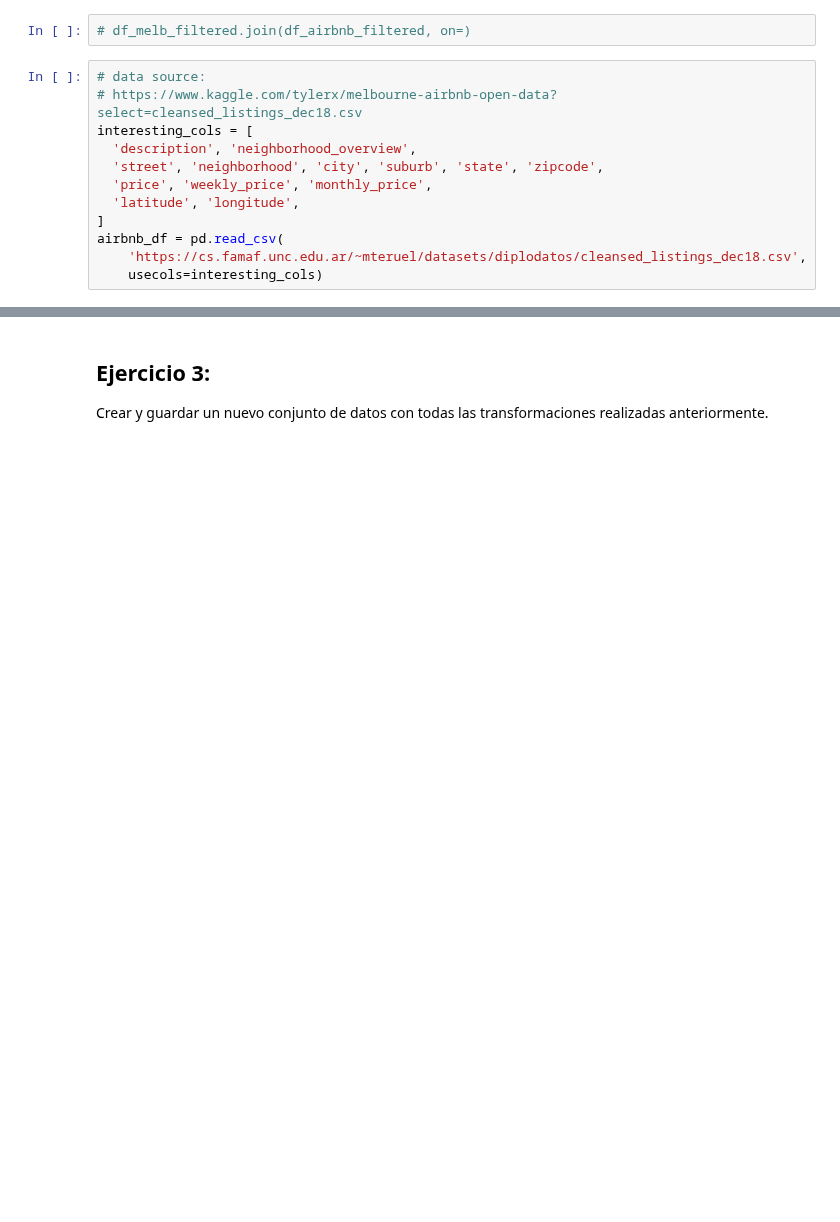
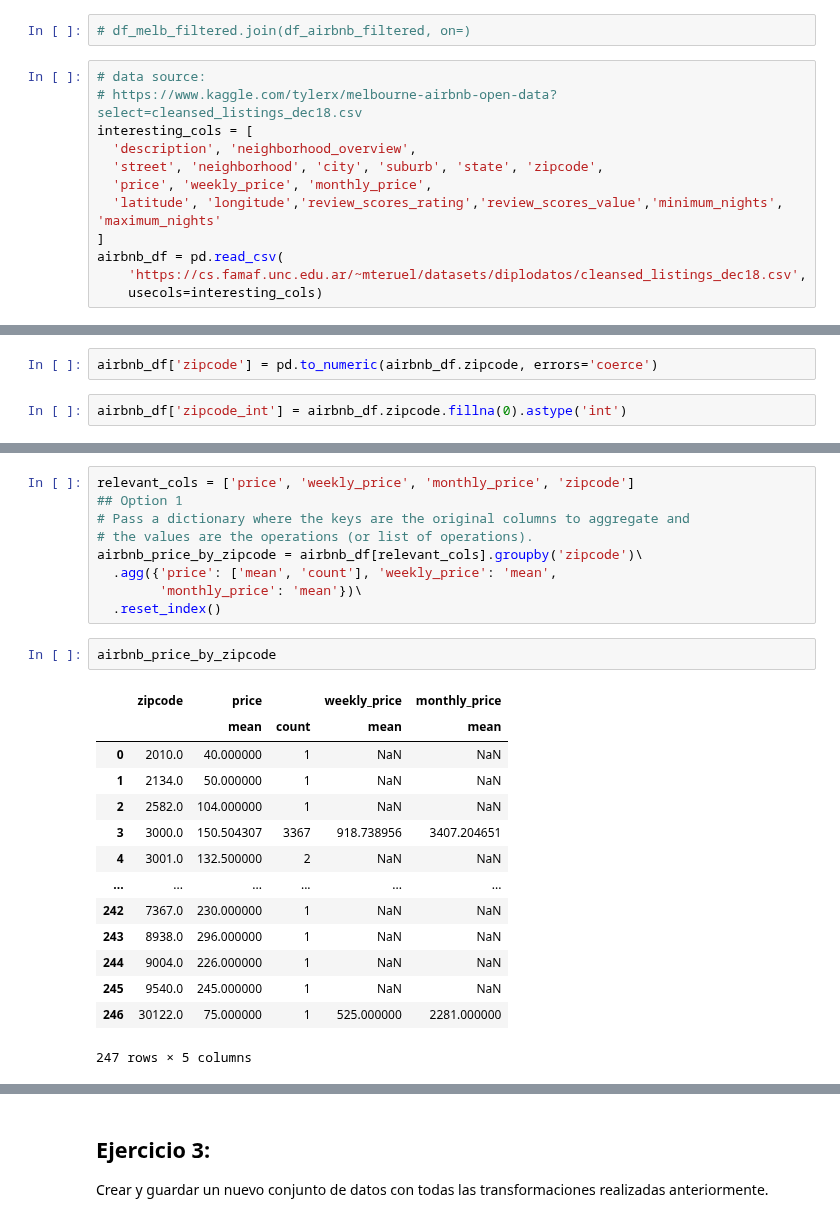
Before and after one commit to JeroFotinos/diplo_datos, a Jupyter notebook: Consignas_Entregable AEyC - Parte 1.ipynb, the cells around one changed output, grey strips where cells are left out. Cells and saved outputs as stored; diff of their text form; blank space fills up the shorter version.

```diff
--- a/Consignas_Entregable AEyC - Parte 1.ipynb
+++ b/Consignas_Entregable AEyC - Parte 1.ipynb
@@ -708,7 +776,7 @@ interesting_cols = [
   'description', 'neighborhood_overview',
   'street', 'neighborhood', 'city', 'suburb', 'state', 'zipcode',
   'price', 'weekly_price', 'monthly_price',
-  'latitude', 'longitude',
+  'latitude', 'longitude','review_scores_rating','review_scores_value','minimum_nights', 'maximum_nights'
 ]
 airbnb_df = pd.read_csv(
     'https://cs.famaf.unc.edu.ar/~mteruel/datasets/diplodatos/cleansed_listings_dec18.csv',
@@ -731,0 +792,4 @@ airbnb_df
+# %%
+airbnb_df['zipcode'] = pd.to_numeric(airbnb_df.zipcode, errors='coerce')
+# %%
+airbnb_df['zipcode_int'] = airbnb_df.zipcode.fillna(0).astype('int')
@@ -731,0 +818,26 @@ airbnb_df
+# %%
+relevant_cols = ['price', 'weekly_price', 'monthly_price', 'zipcode']
+## Option 1
+# Pass a dictionary where the keys are the original columns to aggregate and
+# the values are the operations (or list of operations).
+airbnb_price_by_zipcode = airbnb_df[relevant_cols].groupby('zipcode')\
+  .agg({'price': ['mean', 'count'], 'weekly_price': 'mean',
+        'monthly_price': 'mean'})\
+  .reset_index()
+# %%
+airbnb_price_by_zipcode
+# %% [output]
+|  | zipcode | price |  | weekly_price | monthly_price |
+|  |  | mean | count | mean | mean |
+| 0 | 2010.0 | 40.000000 | 1 | NaN | NaN |
+| 1 | 2134.0 | 50.000000 | 1 | NaN | NaN |
+| 2 | 2582.0 | 104.000000 | 1 | NaN | NaN |
+| 3 | 3000.0 | 150.504307 | 3367 | 918.738956 | 3407.204651 |
+| 4 | 3001.0 | 132.500000 | 2 | NaN | NaN |
+| ... | ... | ... | ... | ... | ... |
+| 242 | 7367.0 | 230.000000 | 1 | NaN | NaN |
+| 243 | 8938.0 | 296.000000 | 1 | NaN | NaN |
+| 244 | 9004.0 | 226.000000 | 1 | NaN | NaN |
+| 245 | 9540.0 | 245.000000 | 1 | NaN | NaN |
+| 246 | 30122.0 | 75.000000 | 1 | 525.000000 | 2281.000000 |
+247 rows × 5 columns
```
Also changed, not shown: parts of 26 cells of this notebook, 1 other file.
